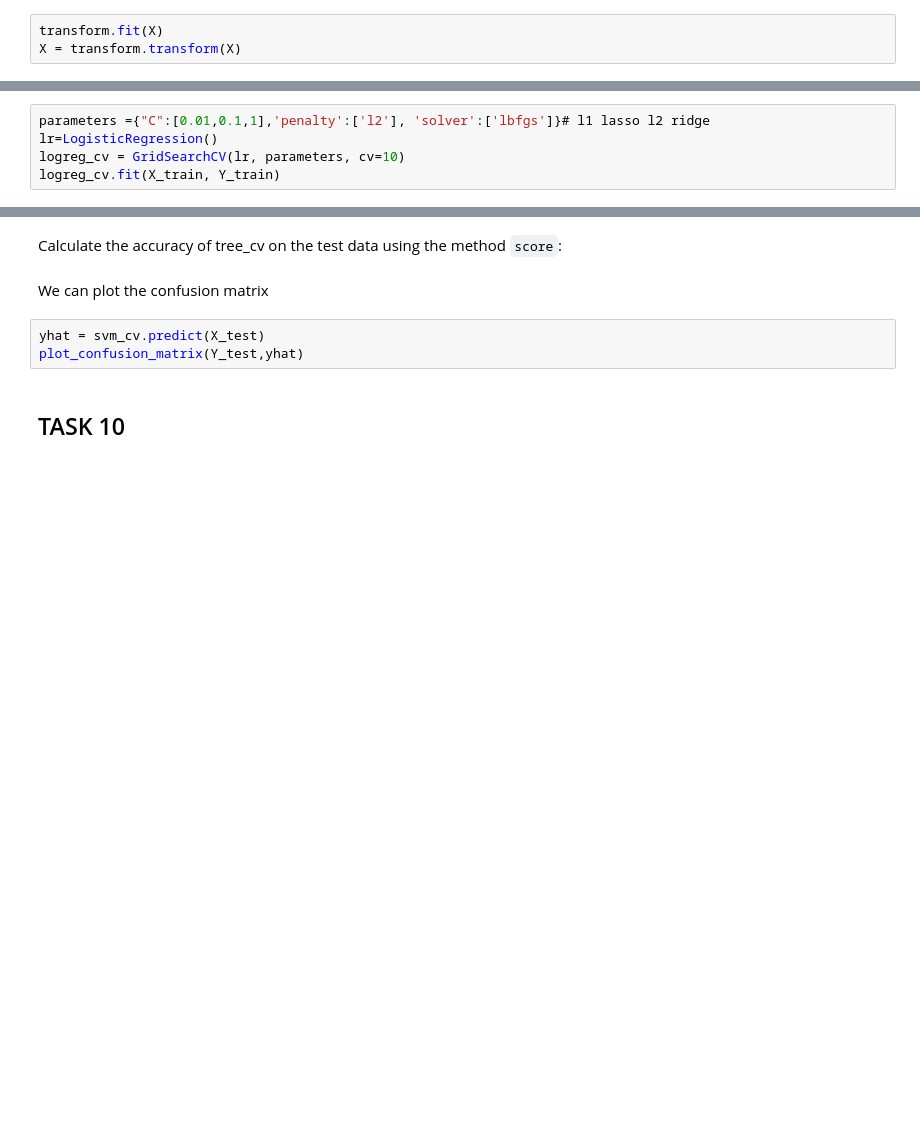
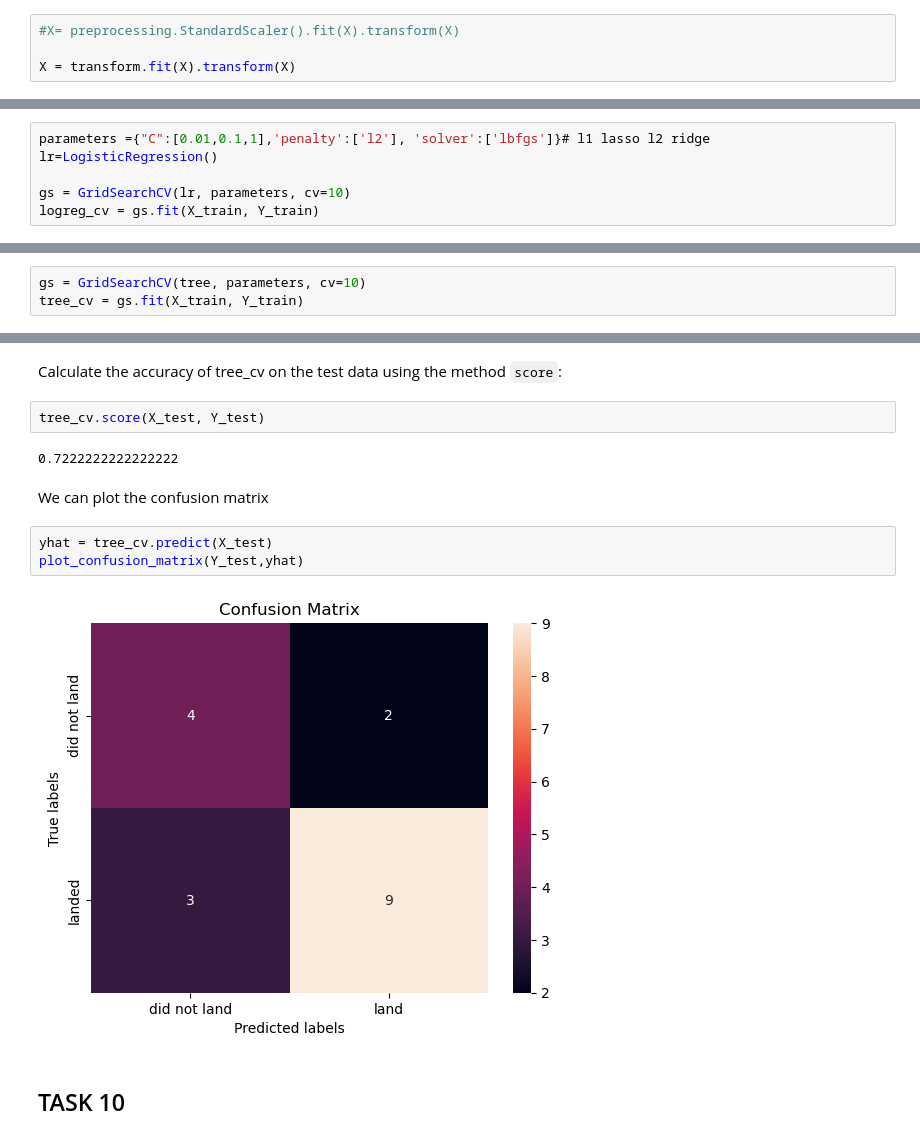
Before and after one commit to ZsoltSziklai/testrepo, a Jupyter notebook: SpaceX_Machine Learning Prediction_Part_5.ipynb, the cells around one changed output, grey strips where cells are left out. Saved outputs shown, nothing was run; the diff lists cells and outputs as text; blank space fills up the shorter version.

```diff
--- a/SpaceX_Machine Learning Prediction_Part_5.ipynb
+++ b/SpaceX_Machine Learning Prediction_Part_5.ipynb
@@ -138,8 +138,9 @@ Standardize the data in <code>X</code> then reassign it to the variable  <code>X
 # students get this
 transform = preprocessing.StandardScaler()
 # %%
-transform.fit(X)
-X = transform.transform(X)
+#X= preprocessing.StandardScaler().fit(X).transform(X)
+
+X = transform.fit(X).transform(X)
 # %%
 X
 # %% [output]
@@ -183,5 +184,6 @@ parameters ={'C':[0.01,0.1,1],
 # %%
 parameters ={"C":[0.01,0.1,1],'penalty':['l2'], 'solver':['lbfgs']}# l1 lasso l2 ridge
 lr=LogisticRegression()
-logreg_cv = GridSearchCV(lr, parameters, cv=10)
-logreg_cv.fit(X_train, Y_train)
+
+gs = GridSearchCV(lr, parameters, cv=10)
+logreg_cv = gs.fit(X_train, Y_train)
@@ -242,6 +258,9 @@ parameters = {'criterion': ['gini', 'entropy'],
      'min_samples_split': [2, 5, 10]}
 
 tree = DecisionTreeClassifier()
+# %%
+gs = GridSearchCV(tree, parameters, cv=10)
+tree_cv = gs.fit(X_train, Y_train)
 # %%
 print("tuned hpyerparameters :(best parameters) ",tree_cv.best_params_)
 print("accuracy :",tree_cv.best_score_)
@@ -249,11 +271,17 @@ print("accuracy :",tree_cv.best_score_)
 ## TASK  9
 # %% [markdown]
 Calculate the accuracy of tree_cv on the test data using the method <code>score</code>:
+# %%
+tree_cv.score(X_test, Y_test)
+# %% [output]
+0.7222222222222222
 # %% [markdown]
 We can plot the confusion matrix
 # %%
-yhat = svm_cv.predict(X_test)
+yhat = tree_cv.predict(X_test)
 plot_confusion_matrix(Y_test,yhat)
+# %% [output]
+[figure, added]
 # %% [markdown]
 ## TASK  10
 # %% [markdown]
```
Also changed, not shown: parts of 13 cells of this notebook.
